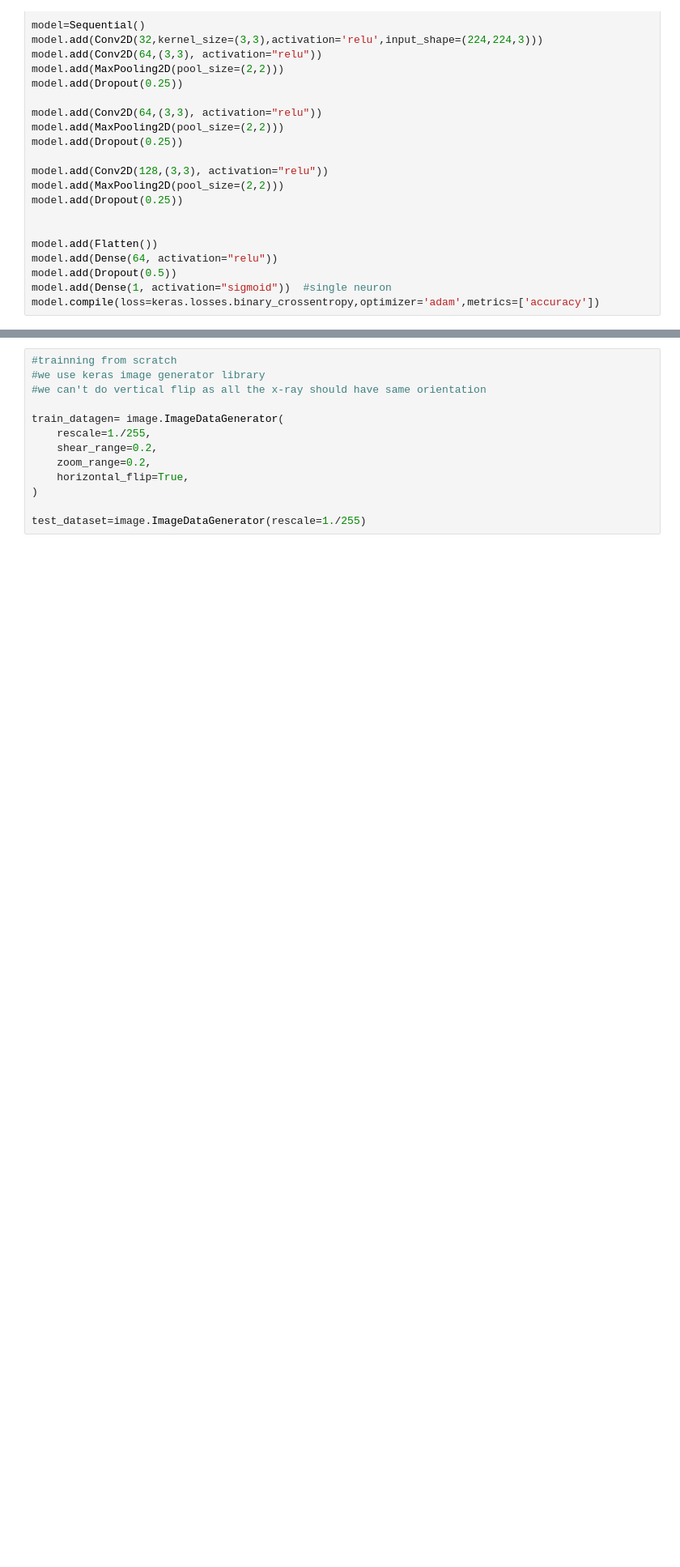
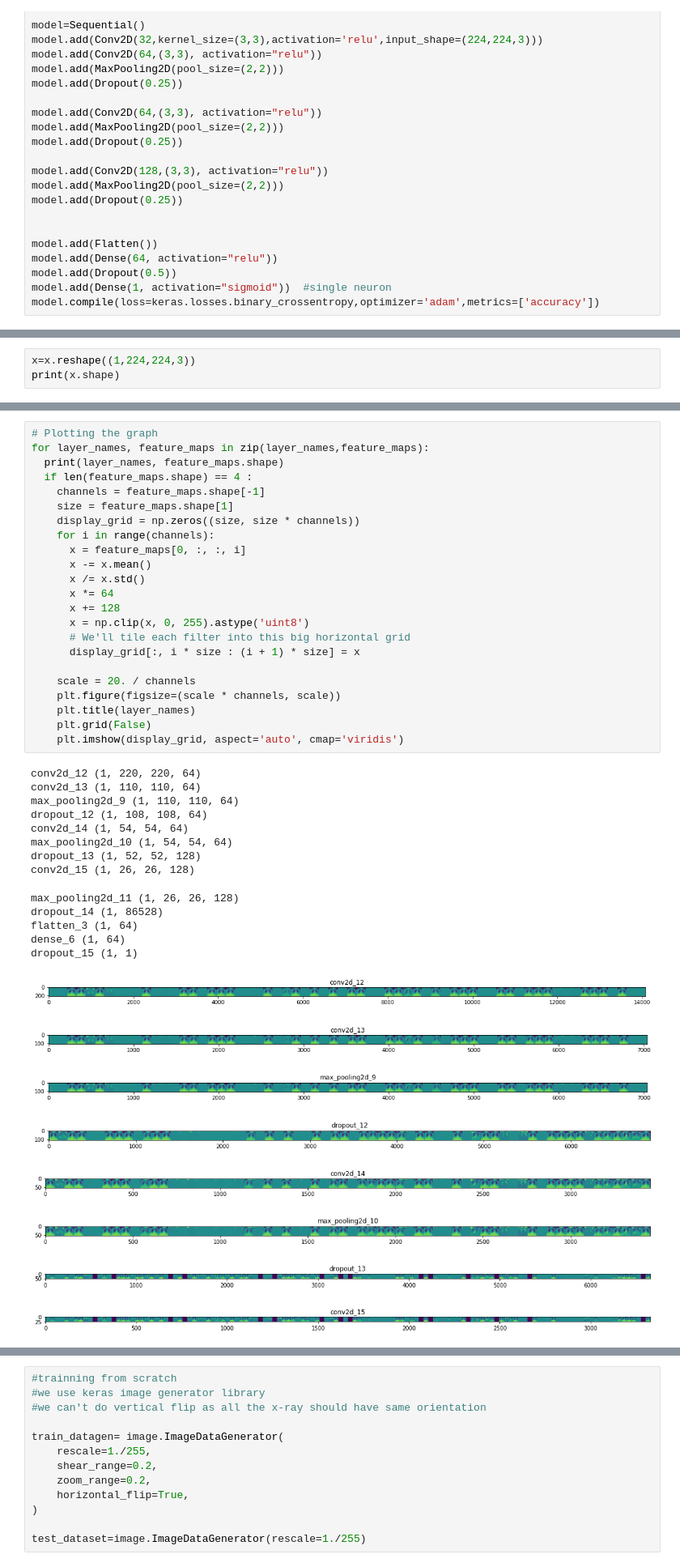
Before and after one commit to lakshayalmadi/Covid-19-Detector, a Jupyter notebook: Covid_Detector.ipynb, the cells around one changed output, grey strips where cells are left out. Shown at 81% size. Saved outputs shown, nothing was run; the diff lists cells and outputs as text; blank space fills up the shorter version.

```diff
--- a/Covid_Detector.ipynb
+++ b/Covid_Detector.ipynb
@@ -106,0 +123,3 @@ _________________________________________________________________
+# %%
+x=x.reshape((1,224,224,3))
+print(x.shape)
@@ -106,0 +145,45 @@ _________________________________________________________________
+# %%
+# Plotting the graph
+for layer_names, feature_maps in zip(layer_names,feature_maps):
+  print(layer_names, feature_maps.shape)
+  if len(feature_maps.shape) == 4 :
+    channels = feature_maps.shape[-1]
+    size = feature_maps.shape[1]
+    display_grid = np.zeros((size, size * channels))
+    for i in range(channels):
+      x = feature_maps[0, :, :, i]
+      x -= x.mean()
+      x /= x.std()
+      x *= 64
+      x += 128
+      x = np.clip(x, 0, 255).astype('uint8')
+      # We'll tile each filter into this big horizontal grid
+      display_grid[:, i * size : (i + 1) * size] = x
+
+    scale = 20. / channels
+    plt.figure(figsize=(scale * channels, scale))
+    plt.title(layer_names)
+    plt.grid(False)
+    plt.imshow(display_grid, aspect='auto', cmap='viridis')
+# %% [output]
+conv2d_12 (1, 220, 220, 64)
+conv2d_13 (1, 110, 110, 64)
+max_pooling2d_9 (1, 110, 110, 64)
+dropout_12 (1, 108, 108, 64)
+conv2d_14 (1, 54, 54, 64)
+max_pooling2d_10 (1, 54, 54, 64)
+dropout_13 (1, 52, 52, 128)
+conv2d_15 (1, 26, 26, 128)
+max_pooling2d_11 (1, 26, 26, 128)
+dropout_14 (1, 86528)
+flatten_3 (1, 64)
+dense_6 (1, 64)
+dropout_15 (1, 1)
+[figure, added]
+[figure, added]
+[figure, added]
+[figure, added]
+[figure, added]
+[figure, added]
+[figure, added]
+[figure, added]
```
Also changed, not shown: parts of 21 cells of this notebook.
